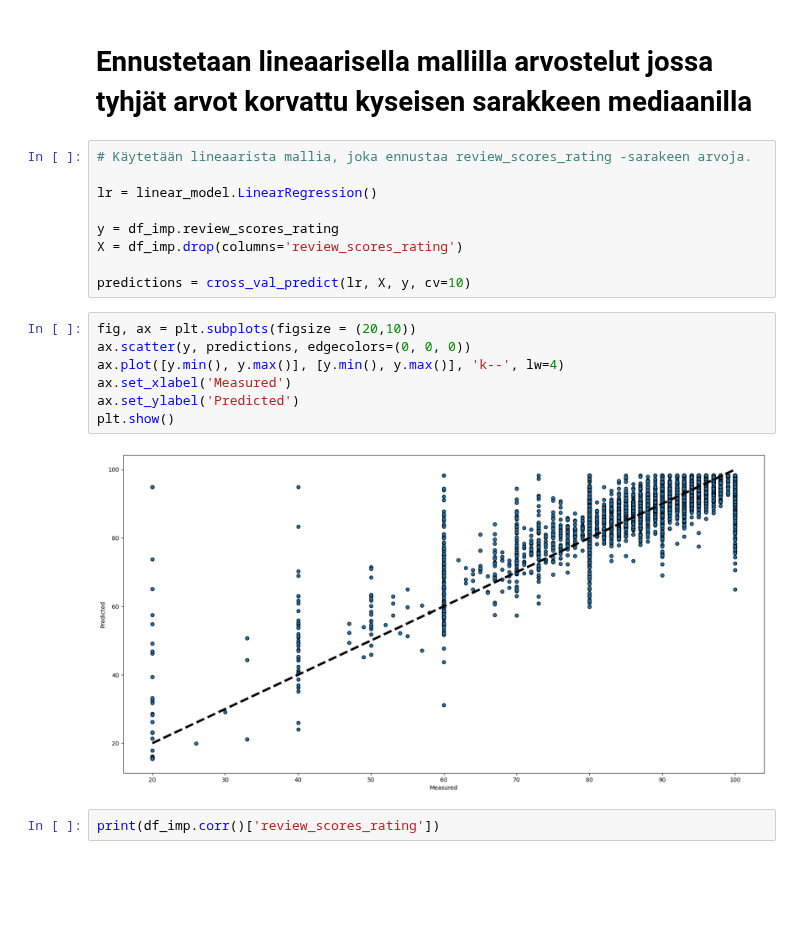
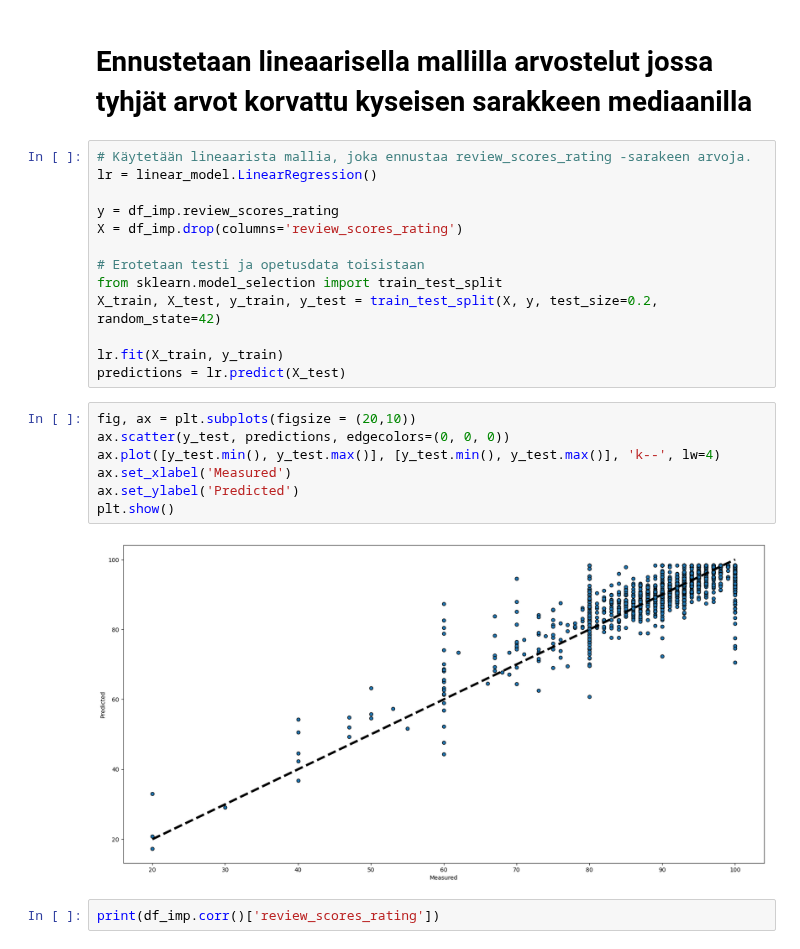
Before and after one commit to THalfar/JoDa, a Jupyter notebook: categorical_and_missing_data.ipynb, the cells around one changed output. Saved outputs shown, nothing was run; the diff lists cells and outputs as text; blank space fills up the shorter version.

```diff
--- a/categorical_and_missing_data.ipynb
+++ b/categorical_and_missing_data.ipynb
@@ -195,22 +195,26 @@ dtype: int64
 # Ennustetaan lineaarisella mallilla arvostelut jossa tyhjät arvot korvattu kyseisen sarakkeen mediaanilla
 # %%
 # Käytetään lineaarista mallia, joka ennustaa review_scores_rating -sarakeen arvoja.
-
 lr = linear_model.LinearRegression()
 
 y = df_imp.review_scores_rating
 X = df_imp.drop(columns='review_scores_rating')
 
-predictions = cross_val_predict(lr, X, y, cv=10)
+# Erotetaan testi ja opetusdata toisistaan
+from sklearn.model_selection import train_test_split
+X_train, X_test, y_train, y_test = train_test_split(X, y, test_size=0.2, random_state=42)
+
+lr.fit(X_train, y_train)
+predictions = lr.predict(X_test)
 # %%
 fig, ax = plt.subplots(figsize = (20,10))
-ax.scatter(y, predictions, edgecolors=(0, 0, 0))
-ax.plot([y.min(), y.max()], [y.min(), y.max()], 'k--', lw=4)
+ax.scatter(y_test, predictions, edgecolors=(0, 0, 0))
+ax.plot([y_test.min(), y_test.max()], [y_test.min(), y_test.max()], 'k--', lw=4)
 ax.set_xlabel('Measured')
 ax.set_ylabel('Predicted')
 plt.show()
 # %% [output]
-[figure, old version]
+[figure, new version]
 # %%
 print(df_imp.corr()['review_scores_rating'])
 # %% [output]
```
Also changed, not shown: parts of 7 cells of this notebook.
